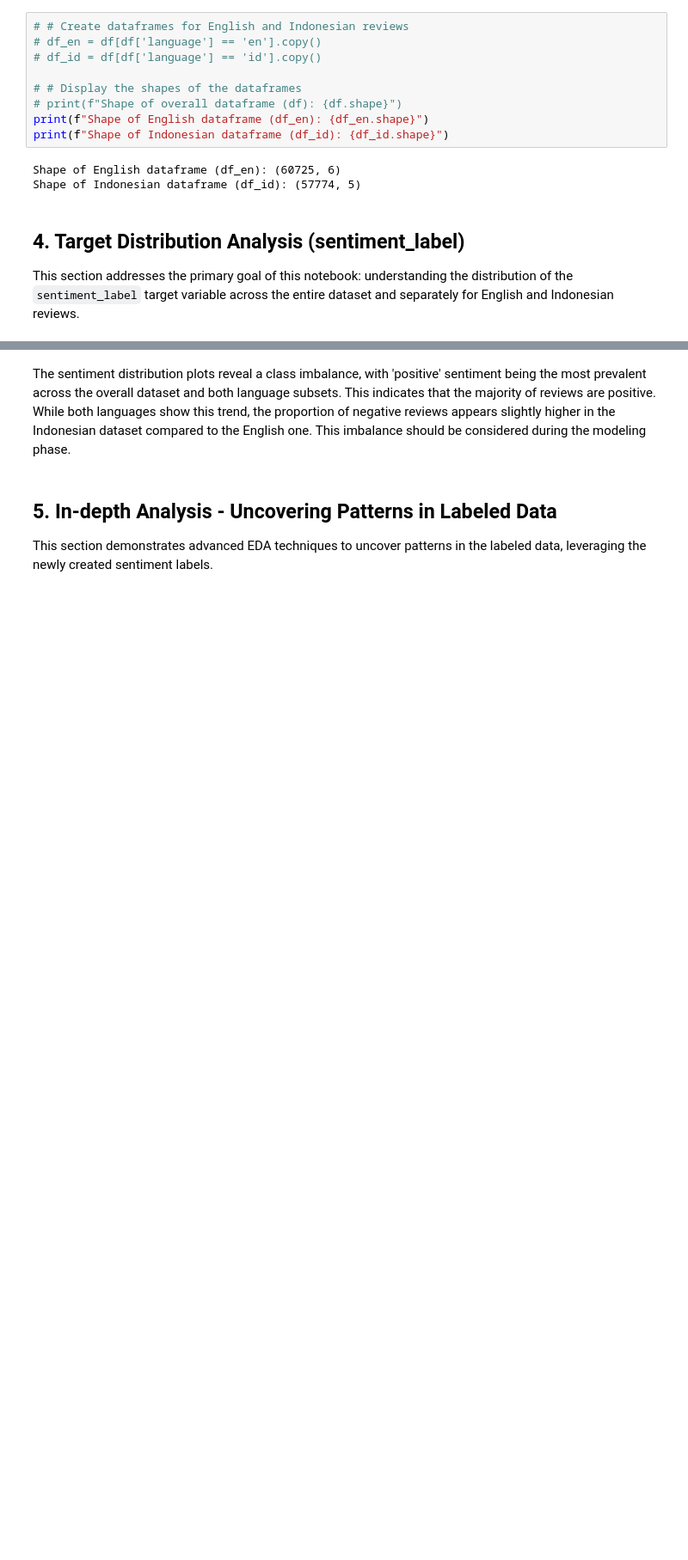
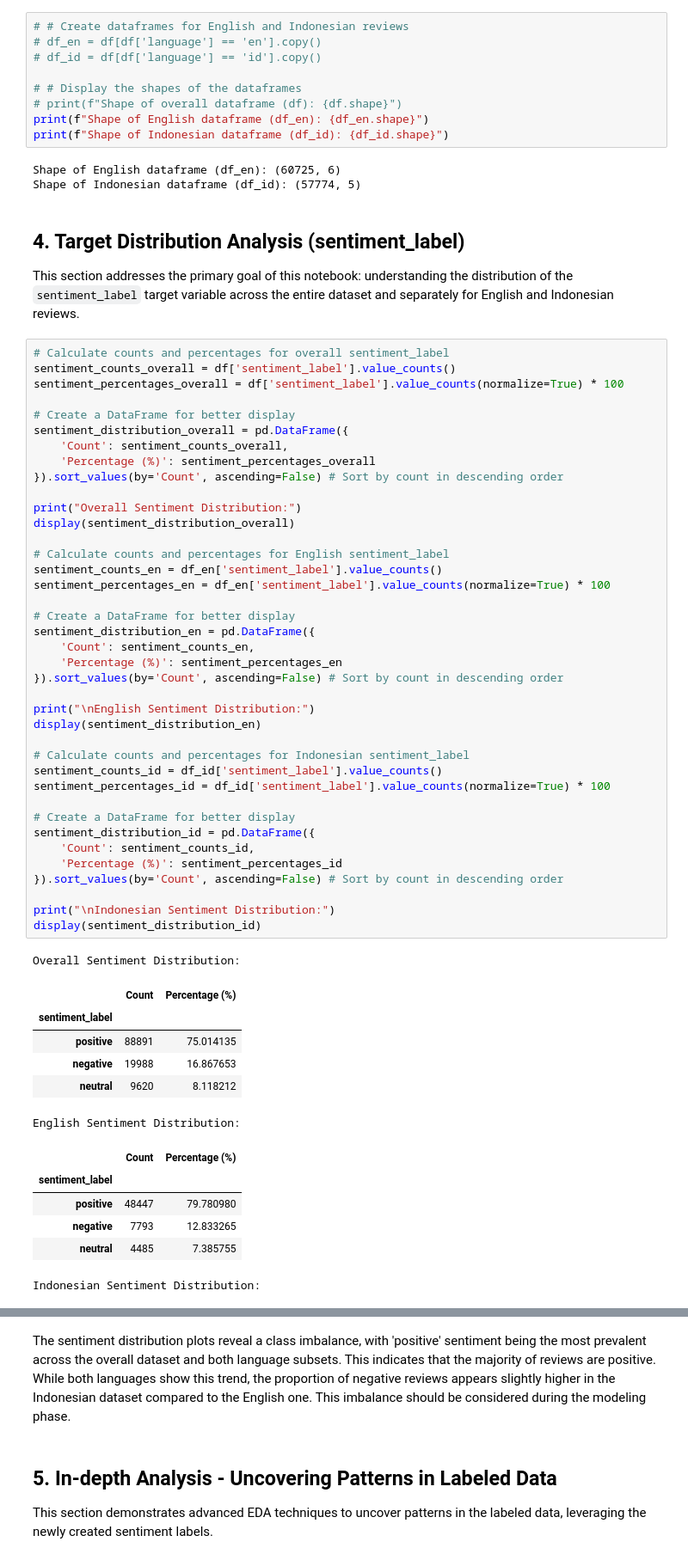
Before and after one commit to notnsas/data-science-capstone-project-college, a Jupyter notebook: notebooks/05_eda_cleaned_data.ipynb, the cells around one changed output, grey strips where cells are left out. Shown at 86% size. Saved outputs shown, nothing was run; the diff lists cells and outputs as text; blank space fills up the shorter version.

```diff
--- a/notebooks/05_eda_cleaned_data.ipynb
+++ b/notebooks/05_eda_cleaned_data.ipynb
@@ -171,3 +171,56 @@ Shape of Indonesian dataframe (df_id): (57774, 5)
 ## **4. Target Distribution Analysis (sentiment_label)**
 
 This section addresses the primary goal of this notebook: understanding the distribution of the `sentiment_label` target variable across the entire dataset and separately for English and Indonesian reviews.
+# %%
+# Calculate counts and percentages for overall sentiment_label
+sentiment_counts_overall = df['sentiment_label'].value_counts()
+sentiment_percentages_overall = df['sentiment_label'].value_counts(normalize=True) * 100
+
+# Create a DataFrame for better display
+sentiment_distribution_overall = pd.DataFrame({
+    'Count': sentiment_counts_overall,
+    'Percentage (%)': sentiment_percentages_overall
+}).sort_values(by='Count', ascending=False) # Sort by count in descending order
+
+print("Overall Sentiment Distribution:")
+display(sentiment_distribution_overall)
+
+# Calculate counts and percentages for English sentiment_label
+sentiment_counts_en = df_en['sentiment_label'].value_counts()
+sentiment_percentages_en = df_en['sentiment_label'].value_counts(normalize=True) * 100
+
+# Create a DataFrame for better display
+sentiment_distribution_en = pd.DataFrame({
+    'Count': sentiment_counts_en,
+    'Percentage (%)': sentiment_percentages_en
+}).sort_values(by='Count', ascending=False) # Sort by count in descending order
+
+print("\nEnglish Sentiment Distribution:")
+display(sentiment_distribution_en)
+
+# Calculate counts and percentages for Indonesian sentiment_label
+sentiment_counts_id = df_id['sentiment_label'].value_counts()
+sentiment_percentages_id = df_id['sentiment_label'].value_counts(normalize=True) * 100
+
+# Create a DataFrame for better display
+sentiment_distribution_id = pd.DataFrame({
+    'Count': sentiment_counts_id,
+    'Percentage (%)': sentiment_percentages_id
+}).sort_values(by='Count', ascending=False) # Sort by count in descending order
+
+print("\nIndonesian Sentiment Distribution:")
+display(sentiment_distribution_id)
+# %% [output]
+Overall Sentiment Distribution:
+|  | Count | Percentage (%) |
+| sentiment_label |  |  |
+| positive | 88891 | 75.014135 |
+| negative | 19988 | 16.867653 |
+| neutral | 9620 | 8.118212 |
+English Sentiment Distribution:
+|  | Count | Percentage (%) |
+| sentiment_label |  |  |
+| positive | 48447 | 79.780980 |
+| negative | 7793 | 12.833265 |
+| neutral | 4485 | 7.385755 |
+Indonesian Sentiment Distribution:
```
Also changed, not shown: parts of 2 cells of this notebook.
